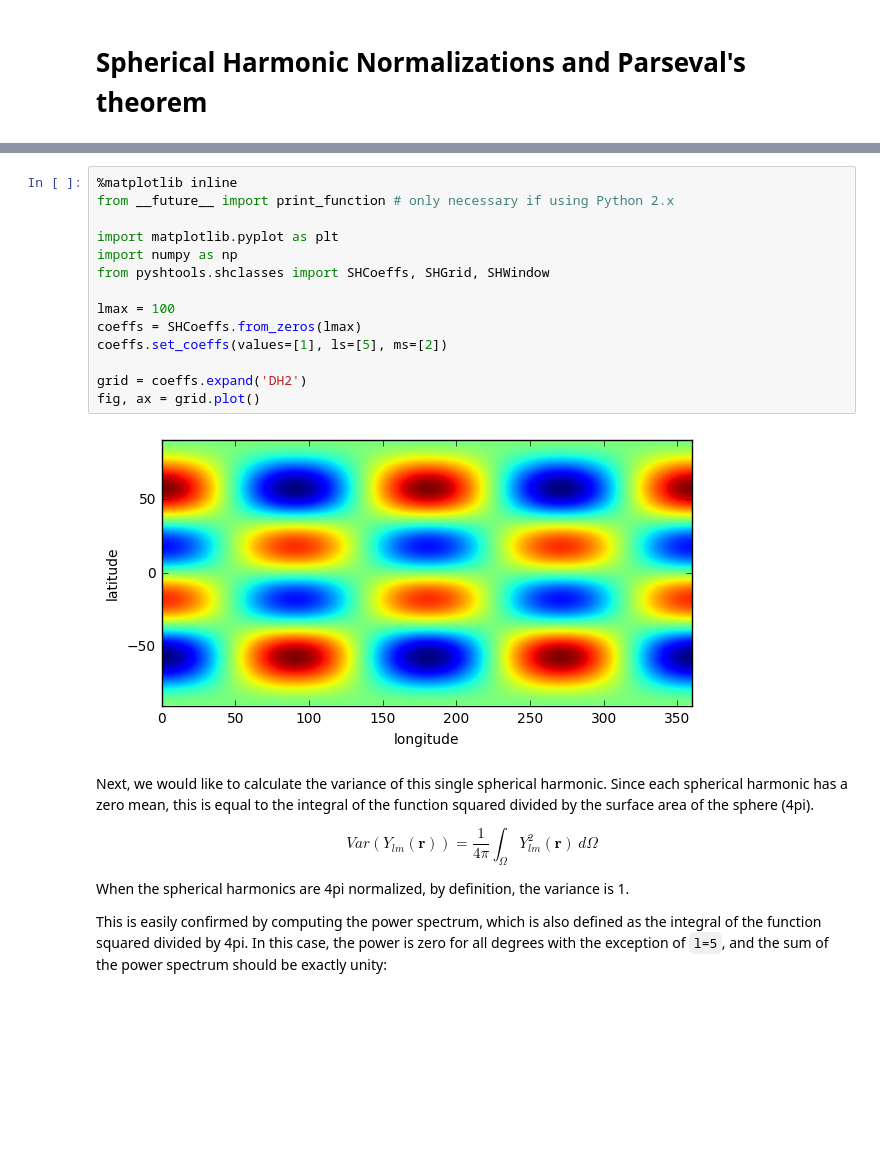
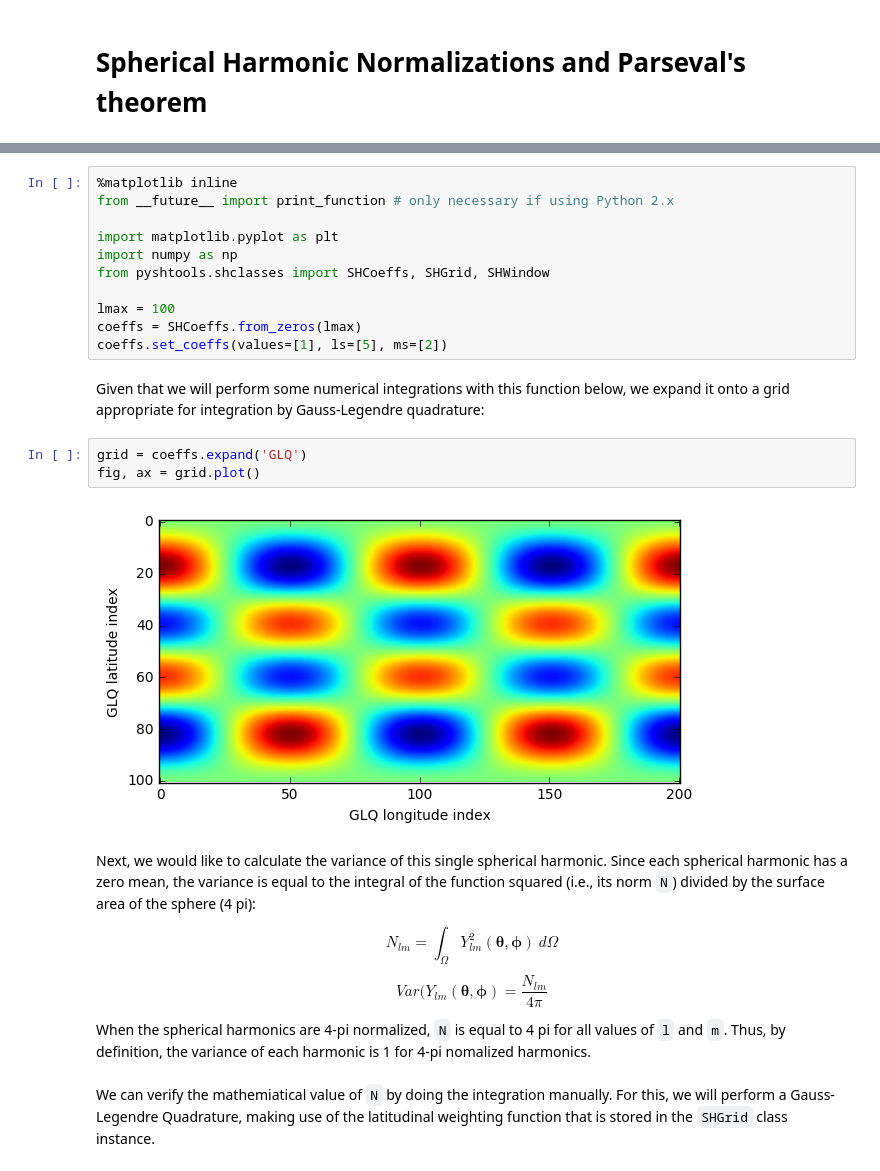
Before and after one commit to SHTOOLS/SHTOOLS, a Jupyter notebook: examples/notebooks/tutorial_4.ipynb, the cells around one changed output, grey strips where cells are left out. Cells and saved outputs as stored; diff of their text form; blank space fills up the shorter version.

```diff
--- a/examples/notebooks/tutorial_4.ipynb
+++ b/examples/notebooks/tutorial_4.ipynb
@@ -15,16 +17,19 @@ from pyshtools.shclasses import SHCoeffs, SHGrid, SHWindow
 lmax = 100
 coeffs = SHCoeffs.from_zeros(lmax)
 coeffs.set_coeffs(values=[1], ls=[5], ms=[2])
-
-grid = coeffs.expand('DH2')
-fig, ax = grid.plot()
-# %% [output]
-[figure, removed]
+# %% [markdown]
+Given that we will perform some numerical integrations with this function below, we expand it onto a grid appropriate for integration by Gauss-Legendre quadrature:
+# %%
+grid = coeffs.expand('GLQ')
+fig, ax = grid.plot()
+# %% [output]
+[figure, added]
 # %% [markdown]
-Next, we would like to calculate the variance of this single spherical harmonic. Since each spherical harmonic has a zero mean, this is equal to the integral of the function squared divided by the surface area of the sphere (4pi).
+Next, we would like to calculate the variance of this single spherical harmonic. Since each spherical harmonic has a zero mean, the variance is equal to the integral of the function squared (i.e., its norm `N`) divided by the surface area of the sphere (4 pi):
 
-$$Var(Y_{lm}(\mathbf{r})) = \frac{1}{4 \pi} \int_\Omega Y^2_{lm}(\mathbf{r})~d\Omega$$
+$$N_{lm} = \int_\Omega Y^2_{lm}(\mathbf{\theta, \phi})~d\Omega$$
+$$Var(Y_{lm}(\mathbf{\theta, \phi}) = \frac{N_{lm}}{4 \pi}$$
 
-When the spherical harmonics are 4pi normalized, by definition, the variance is 1.
-
-This is easily confirmed by computing the power spectrum, which is also defined as the integral of the function squared divided by 4pi. In this case, the power is zero for all degrees with the exception of `l=5`, and the sum of the power spectrum should be exactly unity:
+When the spherical harmonics are 4-pi normalized, `N` is equal to 4 pi for all values of `l` and `m`. Thus, by definition, the variance of each harmonic is 1 for 4-pi nomalized harmonics.
+# %% [markdown]
+We can verify the mathemiatical value of `N` by doing the integration manually. For this, we will perform a Gauss-Legendre Quadrature, making use of the latitudinal weighting function that is stored in the `SHGrid` class instance.
```
Also changed, not shown: parts of 17 cells of this notebook, 19 other files.
